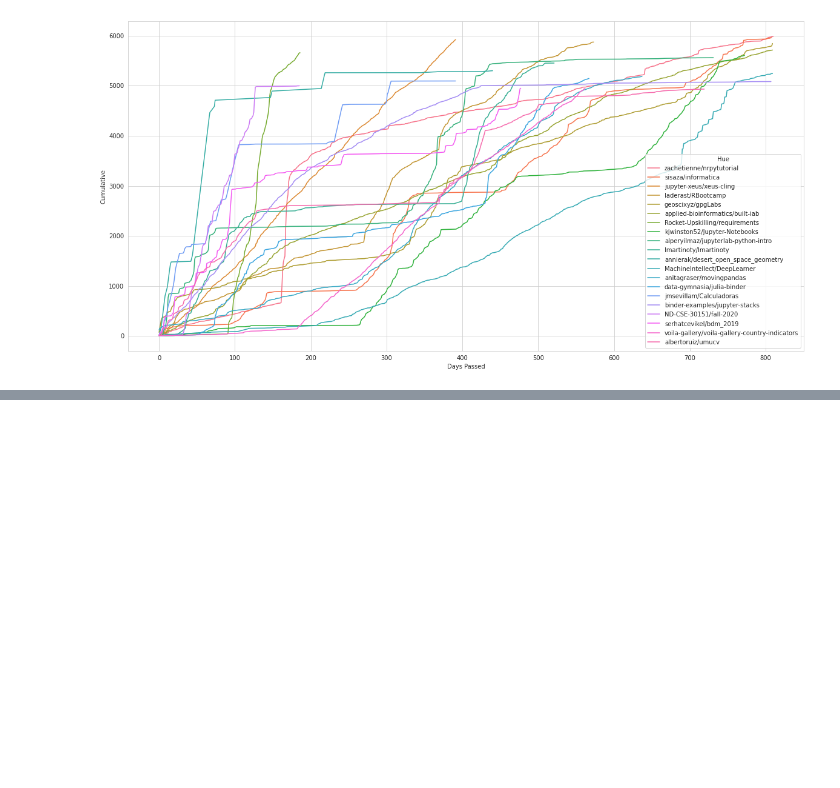
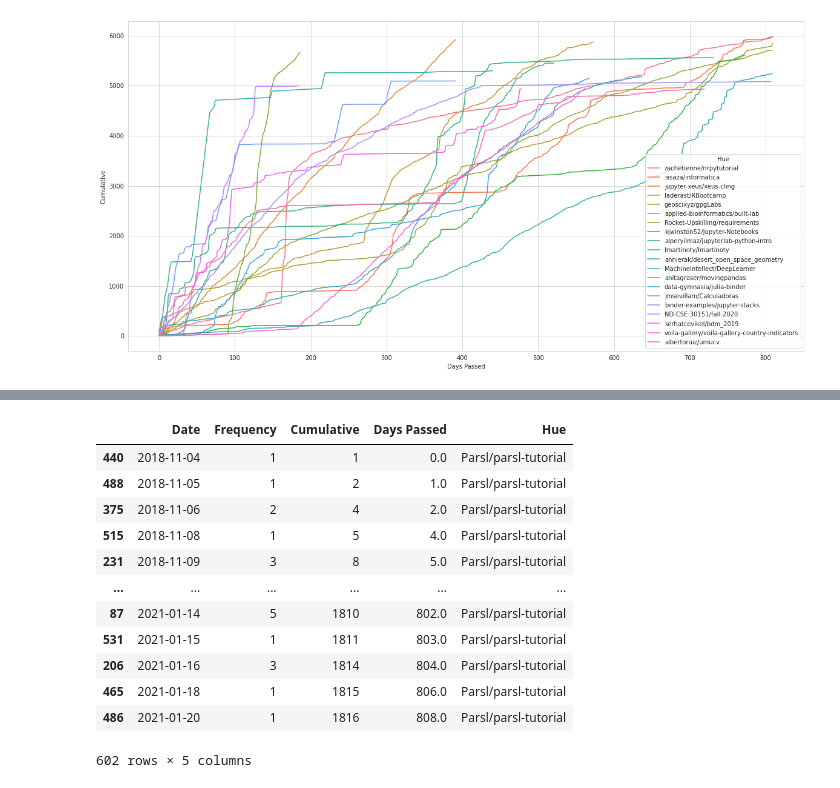
Before and after one commit to kevingao26/Binder-Logs, a Jupyter notebook: Binder-Launches-EDA.ipynb, the cells around one changed output, grey strips where cells are left out. Cells and saved outputs as stored; diff of their text form; code cells hidden in the pictures; blank space fills up the shorter version.

```diff
--- a/Binder-Launches-EDA.ipynb
+++ b/Binder-Launches-EDA.ipynb
@@ -703,0 +716,35 @@ tdf = cdf_frequency(2000, 6001, 0, 20)
+# %%
+#print(tail_repo)
+ra_df = df[df["repo"] == lookup_rp_df.iloc[0]["index"]]
+times = ra_df["timestamp"].apply(lambda x: str2date(x)).sort_values(ascending=False)
+
+
+# 12
+
+xseries = times.apply(lambda x: x.date()).value_counts()
+xtime = xseries.index.tolist()
+ytime = xseries.values.tolist()
+time_df = pd.DataFrame()
+time_df["Date"] = xtime
+time_df["Frequency"] = ytime
+time_df = time_df.sort_values("Date")
+time_df["Cumulative"] = time_df["Frequency"].cumsum()
+time_df["Days Passed"] = (time_df["Date"] - time_df["Date"].iloc[0]).apply(lambda x: float(str(x).split(" ")[0]))
+time_df["Hue"] = lookup_rp_df.iloc[0]["index"]
+
+
+time_df
+# %% [output]
+|  | Date | Frequency | Cumulative | Days Passed | Hue |
+| 440 | 2018-11-04 | 1 | 1 | 0.0 | Parsl/parsl-tutorial |
+| 488 | 2018-11-05 | 1 | 2 | 1.0 | Parsl/parsl-tutorial |
+| 375 | 2018-11-06 | 2 | 4 | 2.0 | Parsl/parsl-tutorial |
+| 515 | 2018-11-08 | 1 | 5 | 4.0 | Parsl/parsl-tutorial |
+| 231 | 2018-11-09 | 3 | 8 | 5.0 | Parsl/parsl-tutorial |
+| ... | ... | ... | ... | ... | ... |
+| 87 | 2021-01-14 | 5 | 1810 | 802.0 | Parsl/parsl-tutorial |
+| 531 | 2021-01-15 | 1 | 1811 | 803.0 | Parsl/parsl-tutorial |
+| 206 | 2021-01-16 | 3 | 1814 | 804.0 | Parsl/parsl-tutorial |
+| 465 | 2021-01-18 | 1 | 1815 | 806.0 | Parsl/parsl-tutorial |
+| 486 | 2021-01-20 | 1 | 1816 | 808.0 | Parsl/parsl-tutorial |
+602 rows × 5 columns
```
Also changed, not shown: parts of 32 cells of this notebook, 2 other files.
